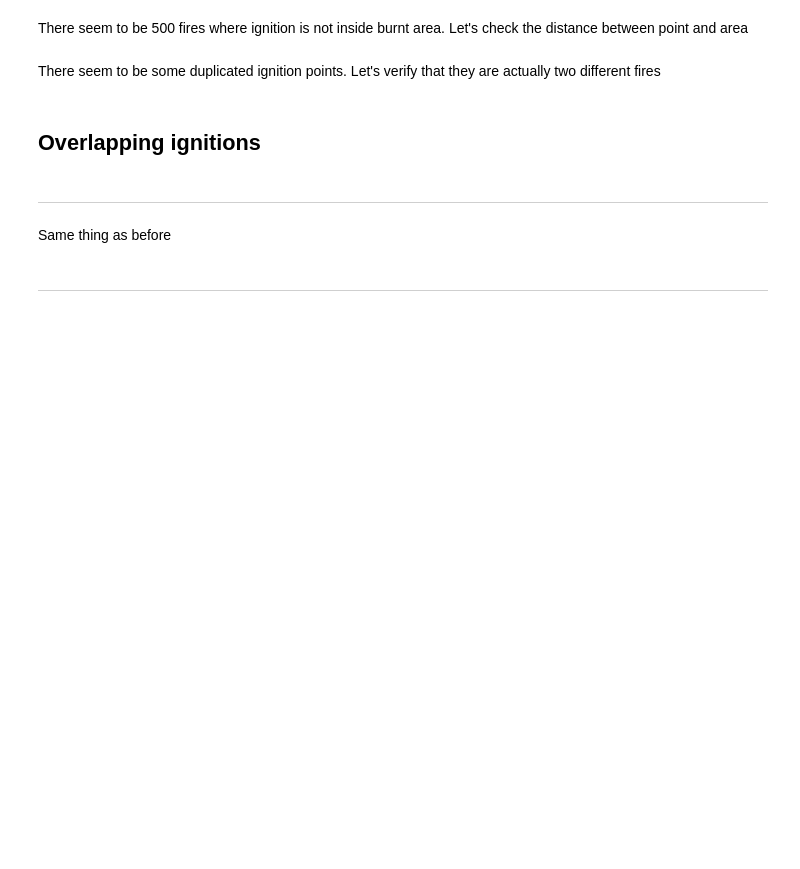
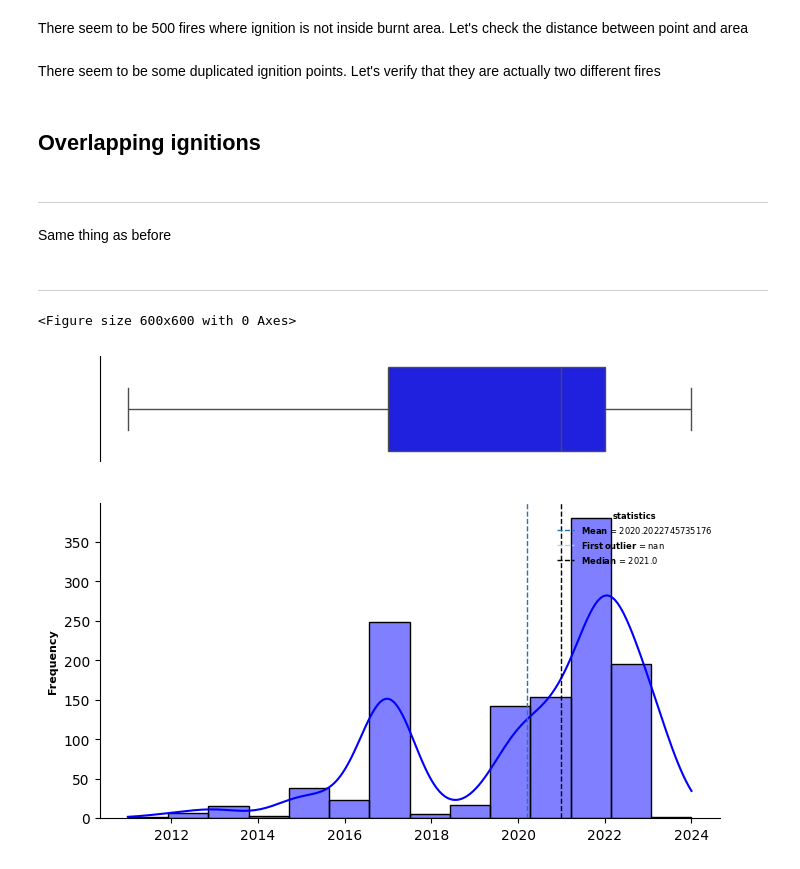
Before and after one commit to simOne-codex/thesis, a Jupyter notebook: notebooks/data_processing/fires/target_wildfires.ipynb, the cells around one changed output. Drawn from its saved outputs; the diff is of its cells as text; code cells hidden in the pictures; blank space fills up the shorter version.

```diff
--- a/notebooks/data_processing/fires/target_wildfires.ipynb
+++ b/notebooks/data_processing/fires/target_wildfires.ipynb
@@ -231,3 +228,10 @@ piemonte.describe()
 Same thing as before
 # %% [markdown]
 ---
+# %%
+gdf = gpd.read_file(data_folder + "nicola/piedmont_2012_2024_fa.geojson")
+burnt = separate_date(gdf, 'initialdate')
+histbox(burnt['YYYY'])
+# %% [output]
+<Figure size 600x600 with 0 Axes>
+[figure, added]
```
Also changed, not shown: parts of 1 cell of this notebook, 4 other files.
